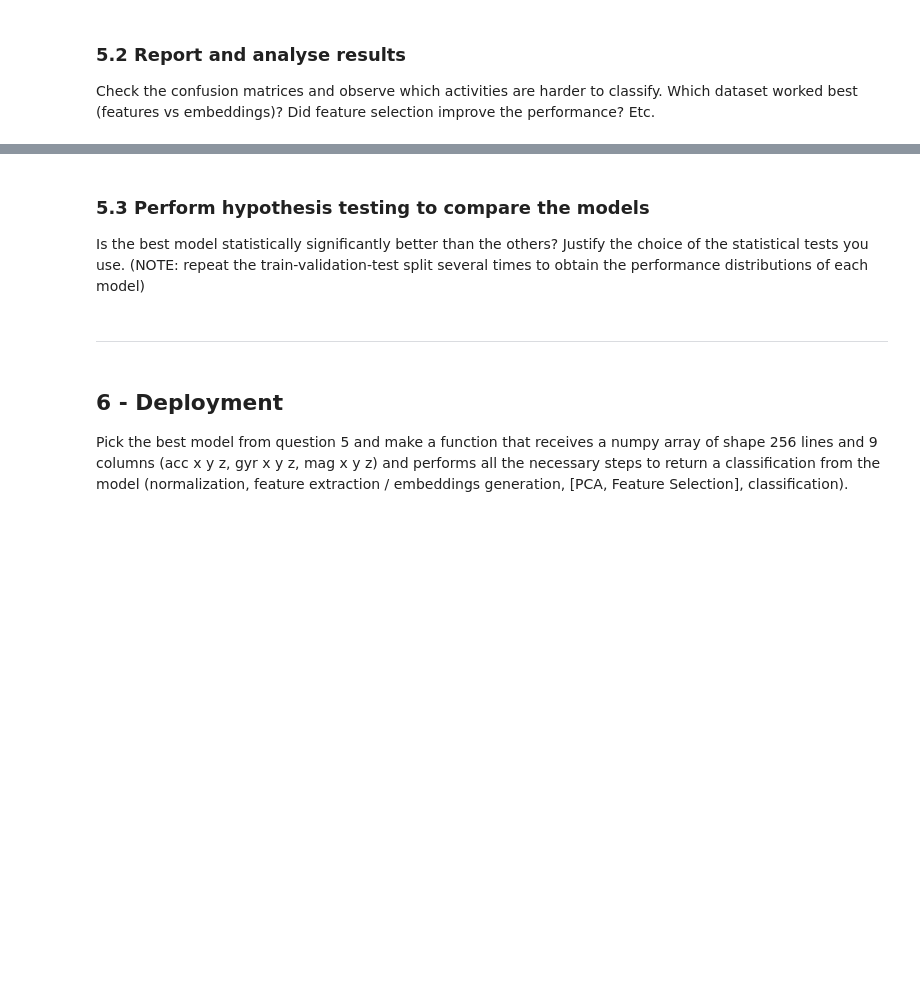
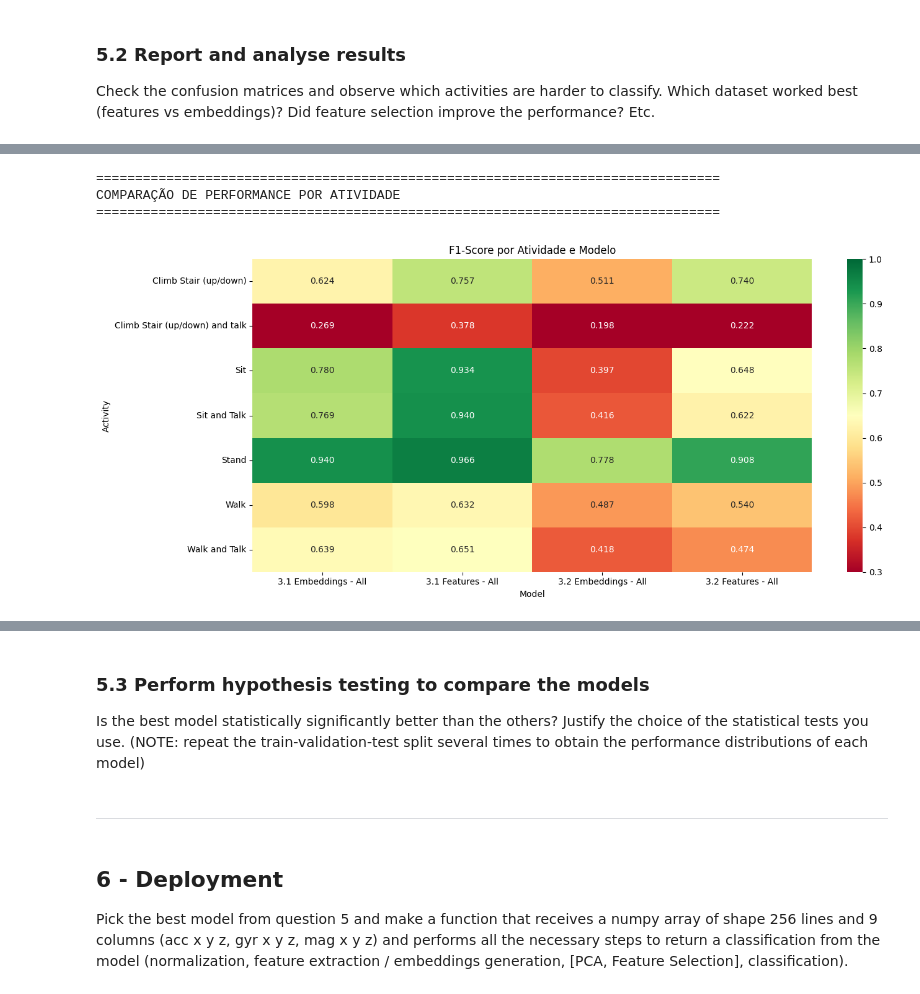
Before and after one commit to r3ber/ecac, a Jupyter notebook: TP2/tp2.ipynb, the cells around one changed output, grey strips where cells are left out. Saved outputs shown, nothing was run; the diff lists cells and outputs as text; code cells hidden in the pictures; blank space fills up the shorter version.

Commit message:
reports corrridos

```diff
--- a/TP2/tp2.ipynb
+++ b/TP2/tp2.ipynb
@@ -313,8 +313,8 @@ for part_id in range(15):  # participantes de 0 a 14
                     embeddings_list.append(
                         np.hstack([
                             participant_filtered[i+j],
-                            activities_filtered[i+j],
-                            seg_emb.flatten()
+                            seg_emb.flatten(),
+                            activities_filtered[i+j]
                         ])
                     )
 
@@ -1020,18 +1056,18 @@ def apply_relieff_pipeline(X_train, y_train, X_val, X_test, n_features_select=15
 # %%
 # --- 3.1 (60-20-20) ---
 X_feat_train_relief, X_feat_val_relief, X_feat_test_relief, feat_indices = apply_relieff_pipeline(
-    X_feat_train_all, y_feat_train_all, X_feat_val_all, X_feat_test_all
+    X_feat_train_all_scaled, y_feat_train_all, X_feat_val_all_scaled, X_feat_test_all_scaled
 )
 X_emb_train_relief, X_emb_val_relief, X_emb_test_relief, emb_indices = apply_relieff_pipeline(
-    X_emb_train_all, y_emb_train_all, X_emb_val_all, X_emb_test_all
+    X_emb_train_all_scaled, y_emb_train_all, X_emb_val_all_scaled, X_emb_test_all_scaled
 )
 
 # --- 3.2 (por subject 9-3-3) ---
 X_feat_train_subj_relief, X_feat_val_subj_relief, X_feat_test_subj_relief, feat_indices_subj = apply_relieff_pipeline(
-    X_feat_train_subj, y_feat_train_subj, X_feat_val_subj, X_feat_test_subj
+    X_feat_train_subj_scaled, y_feat_train_subj, X_feat_val_subj_scaled, X_feat_test_subj_scaled
 )
 X_emb_train_subj_relief, X_emb_val_subj_relief, X_emb_test_subj_relief, emb_indices_subj = apply_relieff_pipeline(
-    X_emb_train_subj, y_emb_train_subj, X_emb_val_subj, X_emb_test_subj
+    X_emb_train_subj_scaled, y_emb_train_subj, X_emb_val_subj_scaled, X_emb_test_subj_scaled
 )
 # %% [output]
 ReliefF - Top 15 features selecionadas
@@ -1171,0 +1640,61 @@ Check the confusion matrices and observe which activities are harder to classify
+# %%
+# === Comparação entre modelos ===
+
+def compare_class_performance(all_results, activity_names=activity_names):
+    """Compara performance por classe entre diferentes modelos"""
+
+    print("\n" + "="*80)
+    print("COMPARAÇÃO DE PERFORMANCE POR ATIVIDADE")
+    print("="*80)
+
+    # Preparar dados
+    models = ["3.1 Features - All", "3.1 Embeddings - All",
+              "3.2 Features - All", "3.2 Embeddings - All"]
+    indices = [0, 3, 6, 9]
+
+    # Criar DataFrame com F1-scores por classe
+    data = []
+    for name, idx in zip(models, indices):
+        result = all_results[idx]
+        report = metrics.classification_report(result['y_true'], result['y_pred'], output_dict=True)
+
+        for label in sorted(np.unique(result['y_true'])):
+            data.append({
+                'Model': name,
+                'Activity': activity_names.get(label, str(label)),
+                'F1-Score': report[str(label)]['f1-score'],
+                'Precision': report[str(label)]['precision'],
+                'Recall': report[str(label)]['recall']
+            })
+
+    df = pd.DataFrame(data)
+
+    # Plot comparativo
+    fig, ax = plt.subplots(figsize=(14, 6))
+
+    # Pivot para heatmap
+    pivot_df = df.pivot(index='Activity', columns='Model', values='F1-Score')
+
+    sns.heatmap(pivot_df, annot=True, fmt='.3f', cmap='RdYlGn',
+                vmin=0.3, vmax=1.0, ax=ax)
+    ax.set_title('F1-Score por Atividade e Modelo')
+    plt.tight_layout()
+    plt.show()
+
+    # Identificar atividades mais problemáticas globalmente
+    print("\nMÉDIA DE F1-SCORE POR ATIVIDADE (todos os modelos):")
+    print("-"*50)
+    avg_by_activity = df.groupby('Activity')['F1-Score'].mean().sort_values()
+
+    for activity, f1_avg in avg_by_activity.items():
+        print(f" {activity:<20} Média F1: {f1_avg:.3f}")
+
+    return df
+
+# Executar comparação
+comparison_df = compare_class_performance(all_results)
+# %% [output]
+================================================================================
+COMPARAÇÃO DE PERFORMANCE POR ATIVIDADE
+================================================================================
+[figure, added]
```
Also changed, not shown: parts of 22 cells of this notebook.
